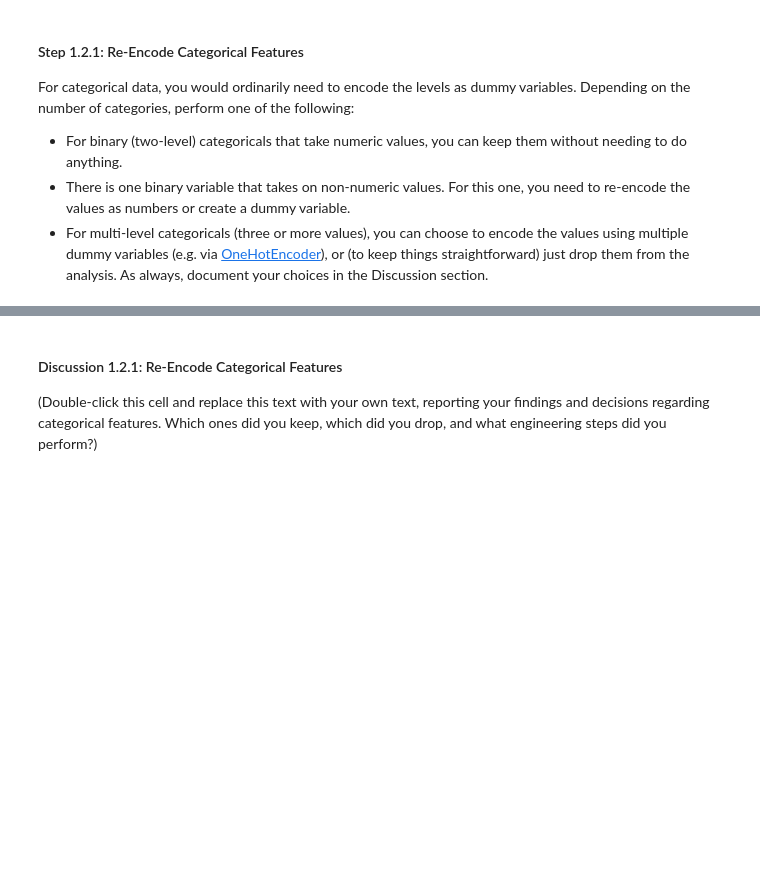
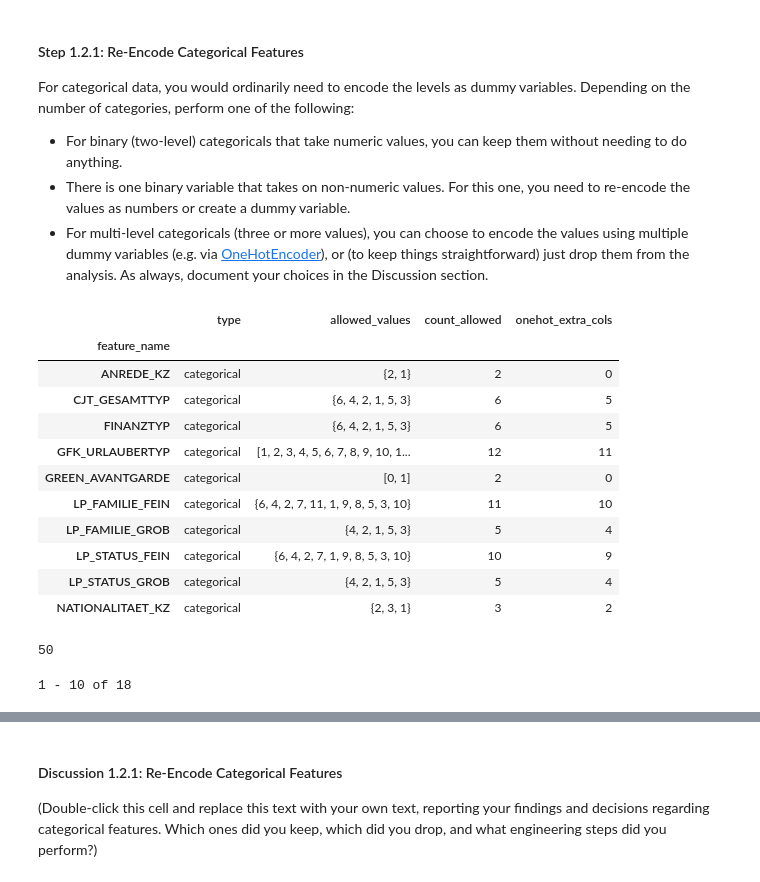
Before and after one commit to jsecrest/wgu-MachineLearning-C753-p2_IdentifyCustomerSegments, a Jupyter notebook: Identify_Customer_Segments.ipynb, the cells around one changed output, grey strips where cells are left out. Drawn from its saved outputs; the diff is of its cells as text; code cells hidden in the pictures; blank space fills up the shorter version.

```diff
--- a/Identify_Customer_Segments.ipynb
+++ b/Identify_Customer_Segments.ipynb
@@ -1230,3 +1230,53 @@ For categorical data, you would ordinarily need to encode the levels as dummy va
 - For binary (two-level) categoricals that take numeric values, you can keep them without needing to do anything.
 - There is one binary variable that takes on non-numeric values. For this one, you need to re-encode the values as numbers or create a dummy variable.
 - For multi-level categoricals (three or more values), you can choose to encode the values using multiple dummy variables (e.g. via [OneHotEncoder](http://scikit-learn.org/stable/modules/generated/sklearn.preprocessing.OneHotEncoder.html)), or (to keep things straightforward) just drop them from the analysis. As always, document your choices in the Discussion section.
+# %%
+def s_display_definition_and_allowed_codes(s:Series, len_limit = None):
+    display_definition_and_allowed_codes(s.name, len_limit)
+
+def give_next_index(df, step = 1):
+    """This will give me definitions and codes of the next step features in this df
+    REQUIRES: that the index values of the df are feature names.
+    """
+    total = len(df)
+    start = 0
+    for i in range(total):
+        end = start + step
+        if end > total:
+            end = total
+        new_df = df.iloc[start:end]
+        # display(new_df)
+        new_df = new_df.loc[:,["type","allowed_values"]]
+        av = new_df.loc[:,"allowed_values"]
+        av = av.apply(lambda x: len(list(x)))
+        av.name = "count_allowed"
+        new_col_count = av.map(lambda x: x - 1 if x > 2 else 0)
+        new_col_count.name = "onehot_extra_cols"
+        new_df = pd.concat([new_df,av,new_col_count], axis=1)
+        display(new_df)
+        display(sum(new_df["onehot_extra_cols"]))
+        print(f"{start+1} - {end} of {total}")
+        # new_df.T.apply(s_display_definition_and_allowed_codes)
+        # print(":\n".join(new_df.index.to_list()))
+        yield None
+        start += step
+
+
+categorical_gen = give_next_index(codex.all_df.loc[type_s == "categorical"], step=10)
+# %%
+next(categorical_gen)
+# %% [output]
+|  | type | allowed_values | count_allowed | onehot_extra_cols |
+| feature_name |  |  |  |  |
+| ANREDE_KZ | categorical | {2, 1} | 2 | 0 |
+| CJT_GESAMTTYP | categorical | {6, 4, 2, 1, 5, 3} | 6 | 5 |
+| FINANZTYP | categorical | {6, 4, 2, 1, 5, 3} | 6 | 5 |
+| GFK_URLAUBERTYP | categorical | [1, 2, 3, 4, 5, 6, 7, 8, 9, 10, 1... | 12 | 11 |
+| GREEN_AVANTGARDE | categorical | [0, 1] | 2 | 0 |
+| LP_FAMILIE_FEIN | categorical | {6, 4, 2, 7, 11, 1, 9, 8, 5, 3, 10} | 11 | 10 |
+| LP_FAMILIE_GROB | categorical | {4, 2, 1, 5, 3} | 5 | 4 |
+| LP_STATUS_FEIN | categorical | {6, 4, 2, 7, 1, 9, 8, 5, 3, 10} | 10 | 9 |
+| LP_STATUS_GROB | categorical | {4, 2, 1, 5, 3} | 5 | 4 |
+| NATIONALITAET_KZ | categorical | {2, 3, 1} | 3 | 2 |
+50
+1 - 10 of 18
```
Also changed, not shown: parts of 8 cells of this notebook.
